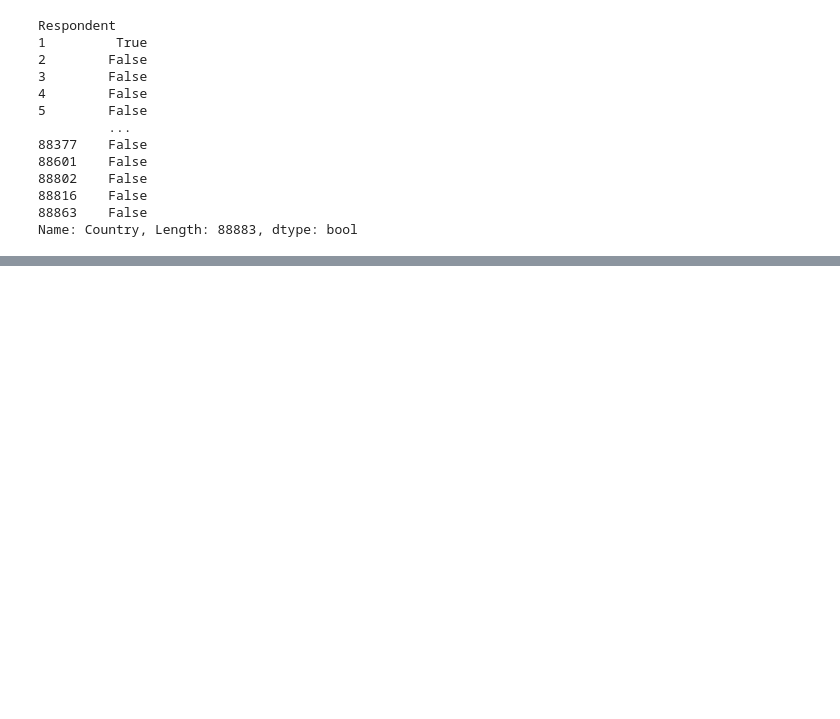
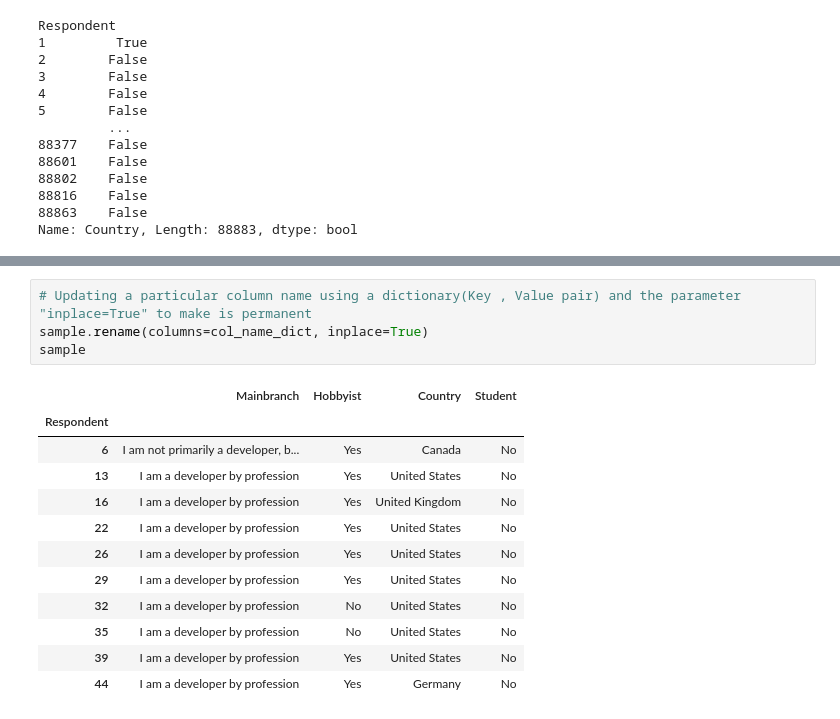
Before and after one commit to sivakguru/Data-Engineering, a Jupyter notebook: Pandas/pandas_jupyter.ipynb, the cells around one changed output, grey strips where cells are left out. Cells and saved outputs as stored; diff of their text form; blank space fills up the shorter version.

```diff
--- a/Pandas/pandas_jupyter.ipynb
+++ b/Pandas/pandas_jupyter.ipynb
@@ -347,0 +393,17 @@ sr_df.loc[filter_condition].head(2)
+# %%
+# Updating a particular column name using a dictionary(Key , Value pair) and the parameter "inplace=True" to make is permanent
+sample.rename(columns=col_name_dict, inplace=True)
+sample
+# %% [output]
+|  | Mainbranch | Hobbyist | Country | Student |
+| Respondent |  |  |  |  |
+| 6 | I am not primarily a developer, b... | Yes | Canada | No |
+| 13 | I am a developer by profession | Yes | United States | No |
+| 16 | I am a developer by profession | Yes | United Kingdom | No |
+| 22 | I am a developer by profession | Yes | United States | No |
+| 26 | I am a developer by profession | Yes | United States | No |
+| 29 | I am a developer by profession | Yes | United States | No |
+| 32 | I am a developer by profession | No | United States | No |
+| 35 | I am a developer by profession | No | United States | No |
+| 39 | I am a developer by profession | Yes | United States | No |
+| 44 | I am a developer by profession | Yes | Germany | No |
```
Also changed, not shown: parts of 11 cells of this notebook, 1 other file.
